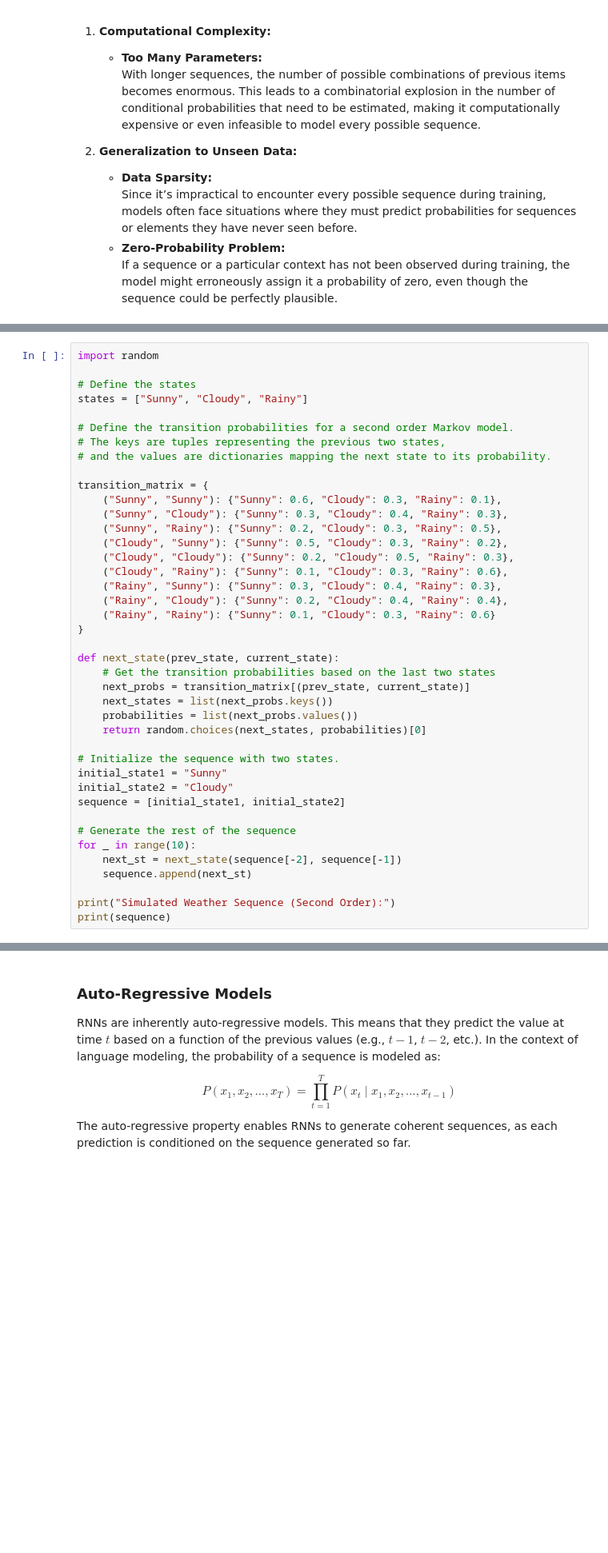
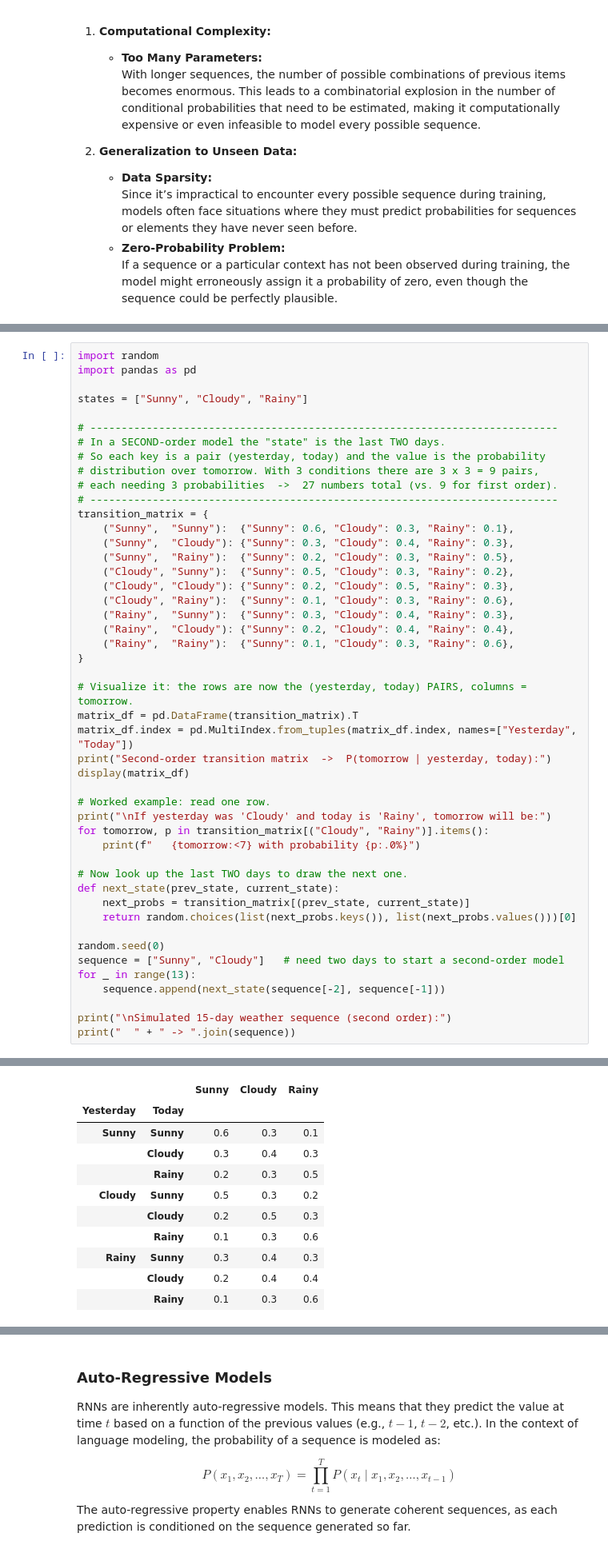
Before and after one commit to uncsdis/Data-785-Deep-Learning, a Jupyter notebook: Week 7 - RNNs/Recurrent Neural Networks.ipynb, the cells around one changed output, grey strips where cells are left out. Shown at 80% size. Cells and saved outputs as stored; diff of their text form; blank space fills up the shorter version.

```diff
--- a/Week 7 - RNNs/Recurrent Neural Networks.ipynb
+++ b/Week 7 - RNNs/Recurrent Neural Networks.ipynb
@@ -159,43 +229,49 @@ A second order Markov model extends the first order idea by considering the two
 #### Example
 # %%
 import random
+import pandas as pd
 
-# Define the states
 states = ["Sunny", "Cloudy", "Rainy"]
 
-# Define the transition probabilities for a second order Markov model.
-# The keys are tuples representing the previous two states,
-# and the values are dictionaries mapping the next state to its probability.
-
+# ---------------------------------------------------------------------------
+# In a SECOND-order model the "state" is the last TWO days.
+# So each key is a pair (yesterday, today) and the value is the probability
+# distribution over tomorrow. With 3 conditions there are 3 x 3 = 9 pairs,
+# each needing 3 probabilities  ->  27 numbers total (vs. 9 for first order).
+# ---------------------------------------------------------------------------
 transition_matrix = {
-    ("Sunny", "Sunny"): {"Sunny": 0.6, "Cloudy": 0.3, "Rainy": 0.1},
-    ("Sunny", "Cloudy"): {"Sunny": 0.3, "Cloudy": 0.4, "Rainy": 0.3},
-    ("Sunny", "Rainy"): {"Sunny": 0.2, "Cloudy": 0.3, "Rainy": 0.5},
-    ("Cloudy", "Sunny"): {"Sunny": 0.5, "Cloudy": 0.3, "Rainy": 0.2},
+    ("Sunny",  "Sunny"):  {"Sunny": 0.6, "Cloudy": 0.3, "Rainy": 0.1},
+    ("Sunny",  "Cloudy"): {"Sunny": 0.3, "Cloudy": 0.4, "Rainy": 0.3},
+    ("Sunny",  "Rainy"):  {"Sunny": 0.2, "Cloudy": 0.3, "Rainy": 0.5},
+    ("Cloudy", "Sunny"):  {"Sunny": 0.5, "Cloudy": 0.3, "Rainy": 0.2},
     ("Cloudy", "Cloudy"): {"Sunny": 0.2, "Cloudy": 0.5, "Rainy": 0.3},
-    ("Cloudy", "Rainy"): {"Sunny": 0.1, "Cloudy": 0.3, "Rainy": 0.6},
-    ("Rainy", "Sunny"): {"Sunny": 0.3, "Cloudy": 0.4, "Rainy": 0.3},
-    ("Rainy", "Cloudy"): {"Sunny": 0.2, "Cloudy": 0.4, "Rainy": 0.4},
-    ("Rainy", "Rainy"): {"Sunny": 0.1, "Cloudy": 0.3, "Rainy": 0.6}
+    ("Cloudy", "Rainy"):  {"Sunny": 0.1, "Cloudy": 0.3, "Rainy": 0.6},
+    ("Rainy",  "Sunny"):  {"Sunny": 0.3, "Cloudy": 0.4, "Rainy": 0.3},
+    ("Rainy",  "Cloudy"): {"Sunny": 0.2, "Cloudy": 0.4, "Rainy": 0.4},
+    ("Rainy",  "Rainy"):  {"Sunny": 0.1, "Cloudy": 0.3, "Rainy": 0.6},
 }
 
+# Visualize it: the rows are now the (yesterday, today) PAIRS, columns = tomorrow.
+matrix_df = pd.DataFrame(transition_matrix).T
+matrix_df.index = pd.MultiIndex.from_tuples(matrix_df.index, names=["Yesterday", "Today"])
+print("Second-order transition matrix  ->  P(tomorrow | yesterday, today):")
+display(matrix_df)
+
+# Worked example: read one row.
+print("\nIf yesterday was 'Cloudy' and today is 'Rainy', tomorrow will be:")
+for tomorrow, p in transition_matrix[("Cloudy", "Rainy")].items():
+    print(f"   {tomorrow:<7} with probability {p:.0%}")
+
+# Now look up the last TWO days to draw the next one.
 def next_state(prev_state, current_state):
-    # Get the transition probabilities based on the last two states
     next_probs = transition_matrix[(prev_state, current_state)]
-    next_states = list(next_probs.keys())
-    probabilities = list(next_probs.values())
-    return random.choices(next_states, probabilities)[0]
+    return random.choices(list(next_probs.keys()), list(next_probs.values()))[0]
 
-# Initialize the sequence with two states.
-initial_state1 = "Sunny"
-initial_state2 = "Cloudy"
-sequence = [initial_state1, initial_state2]
+random.seed(0)
+sequence = ["Sunny", "Cloudy"]   # need two days to start a second-order model
+for _ in range(13):
+    sequence.append(next_state(sequence[-2], sequence[-1]))
 
-# Generate the rest of the sequence
-for _ in range(10):
-    next_st = next_state(sequence[-2], sequence[-1])
-    sequence.append(next_st)
-
-print("Simulated Weather Sequence (Second Order):")
-print(sequence)
+print("\nSimulated 15-day weather sequence (second order):")
+print("  " + " -> ".join(sequence))
 # %% [output]
@@ -203,0 +279,11 @@ Simulated Weather Sequence (Second Order):
+|  |  | Sunny | Cloudy | Rainy |
+| Yesterday | Today |  |  |  |
+| Sunny | Sunny | 0.6 | 0.3 | 0.1 |
+|  | Cloudy | 0.3 | 0.4 | 0.3 |
+|  | Rainy | 0.2 | 0.3 | 0.5 |
+| Cloudy | Sunny | 0.5 | 0.3 | 0.2 |
+|  | Cloudy | 0.2 | 0.5 | 0.3 |
+|  | Rainy | 0.1 | 0.3 | 0.6 |
+| Rainy | Sunny | 0.3 | 0.4 | 0.3 |
+|  | Cloudy | 0.2 | 0.4 | 0.4 |
+|  | Rainy | 0.1 | 0.3 | 0.6 |
```
Also changed, not shown: parts of 34 cells of this notebook, 2 other files.
